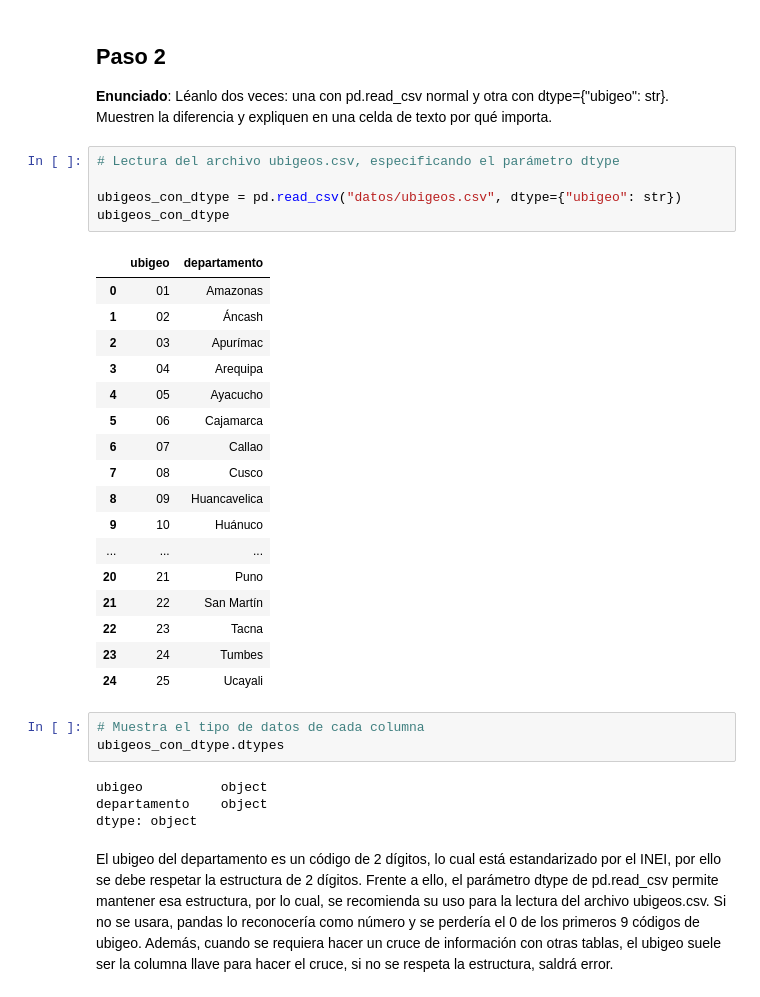
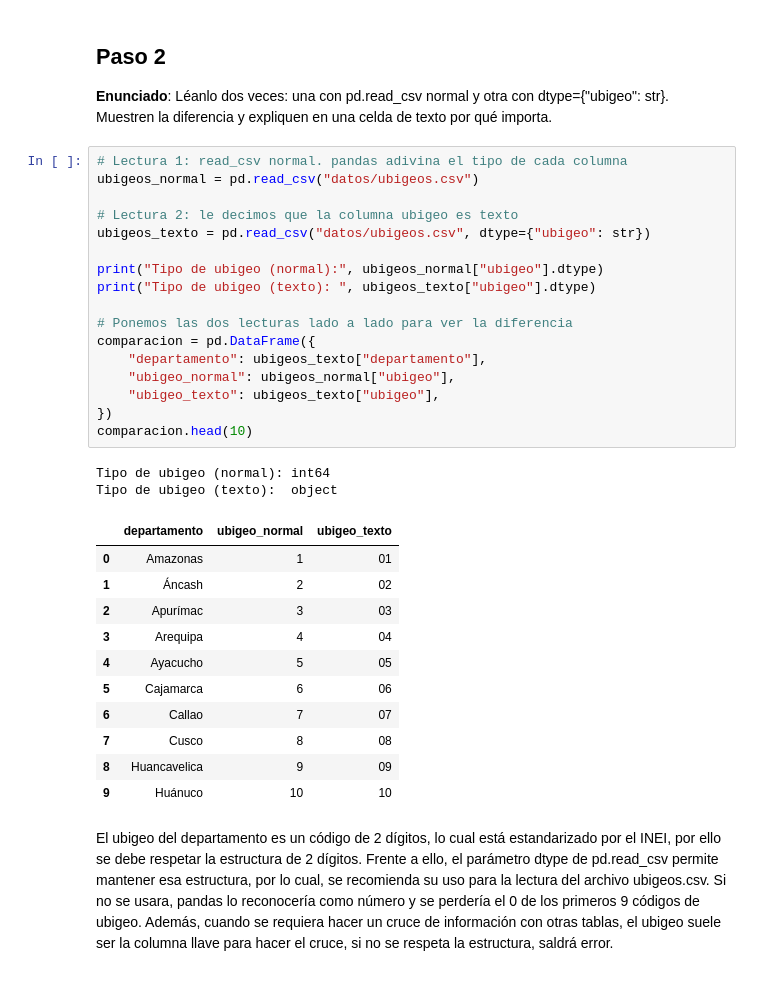
Before and after one commit to ximenapize/qlab_group12, a Jupyter notebook: assignment_2/cruce_analisis.ipynb, the cells around one changed output. Saved outputs shown, nothing was run; the diff lists cells and outputs as text.

Commit message:
#12
Se corrigió la doble lectura, se añadieorn las librerias y se reinició el kernel. EL codigo corre sin errores

```diff
--- a/assignment_2/cruce_analisis.ipynb
+++ b/assignment_2/cruce_analisis.ipynb
@@ -40,35 +40,36 @@ ubigeos
 
 **Enunciado**: Léanlo dos veces: una con pd.read_csv normal y otra con dtype={"ubigeo": str}. Muestren la diferencia y expliquen en una celda de texto por qué importa.
 # %%
-# Lectura del archivo ubigeos.csv, especificando el parámetro dtype
+# Lectura 1: read_csv normal. pandas adivina el tipo de cada columna
+ubigeos_normal = pd.read_csv("datos/ubigeos.csv")
 
-ubigeos_con_dtype = pd.read_csv("datos/ubigeos.csv", dtype={"ubigeo": str})
-ubigeos_con_dtype
+# Lectura 2: le decimos que la columna ubigeo es texto
+ubigeos_texto = pd.read_csv("datos/ubigeos.csv", dtype={"ubigeo": str})
+
+print("Tipo de ubigeo (normal):", ubigeos_normal["ubigeo"].dtype)
+print("Tipo de ubigeo (texto): ", ubigeos_texto["ubigeo"].dtype)
+
+# Ponemos las dos lecturas lado a lado para ver la diferencia
+comparacion = pd.DataFrame({
+    "departamento": ubigeos_texto["departamento"],
+    "ubigeo_normal": ubigeos_normal["ubigeo"],
+    "ubigeo_texto": ubigeos_texto["ubigeo"],
+})
+comparacion.head(10)
 # %% [output]
+Tipo de ubigeo (normal): int64
+Tipo de ubigeo (texto):  object
-|  | ubigeo | departamento |
-| 0 | 01 | Amazonas |
-| 1 | 02 | Áncash |
-| 2 | 03 | Apurímac |
-| 3 | 04 | Arequipa |
-| 4 | 05 | Ayacucho |
-| 5 | 06 | Cajamarca |
-| 6 | 07 | Callao |
-| 7 | 08 | Cusco |
-| 8 | 09 | Huancavelica |
-| 9 | 10 | Huánuco |
-| ... | ... | ... |
-| 20 | 21 | Puno |
-| 21 | 22 | San Martín |
-| 22 | 23 | Tacna |
-| 23 | 24 | Tumbes |
-| 24 | 25 | Ucayali |
+|  | departamento | ubigeo_normal | ubigeo_texto |
+| 0 | Amazonas | 1 | 01 |
+| 1 | Áncash | 2 | 02 |
+| 2 | Apurímac | 3 | 03 |
+| 3 | Arequipa | 4 | 04 |
+| 4 | Ayacucho | 5 | 05 |
+| 5 | Cajamarca | 6 | 06 |
+| 6 | Callao | 7 | 07 |
+| 7 | Cusco | 8 | 08 |
+| 8 | Huancavelica | 9 | 09 |
+| 9 | Huánuco | 10 | 10 |
-# %%
-# Muestra el tipo de datos de cada columna
-ubigeos_con_dtype.dtypes
-# %% [output]
-ubigeo          object
-departamento    object
-dtype: object
 # %% [markdown]
 El ubigeo del departamento es un código de 2 dígitos, lo cual está estandarizado por el INEI, por ello se debe respetar la estructura de 2 dígitos. Frente a ello, el parámetro dtype de pd.read_csv permite mantener esa estructura, por lo cual, se recomienda su uso para la lectura del archivo ubigeos.csv. Si no se usara, pandas lo reconocería como número y se perdería el 0 de los primeros 9 códigos de ubigeo. Además, cuando se requiera hacer un cruce de información con otras tablas, el ubigeo suele ser la columna llave para hacer el cruce, si no se respeta la estructura, saldrá error.
 # %% [markdown]
```
Also changed, not shown: parts of 3 cells of this notebook.
